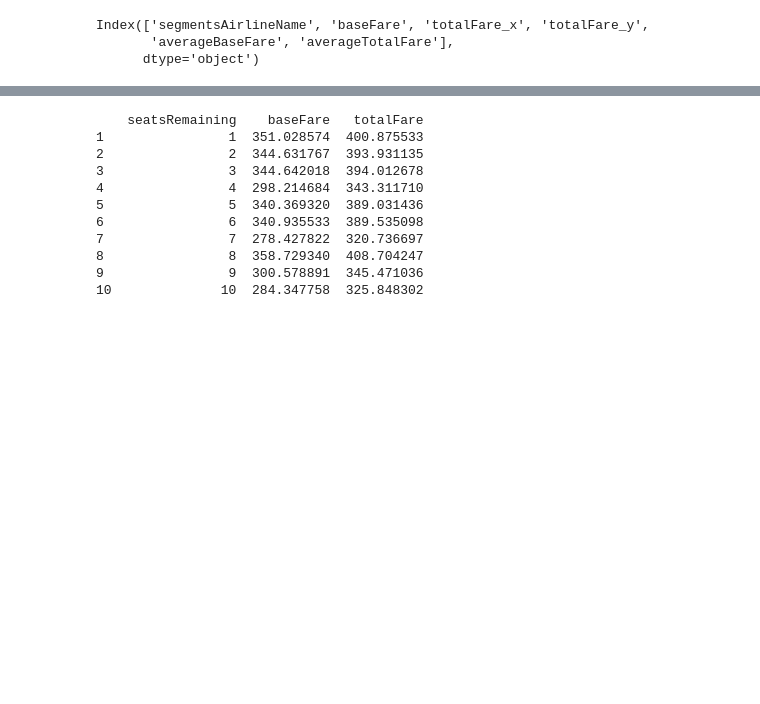
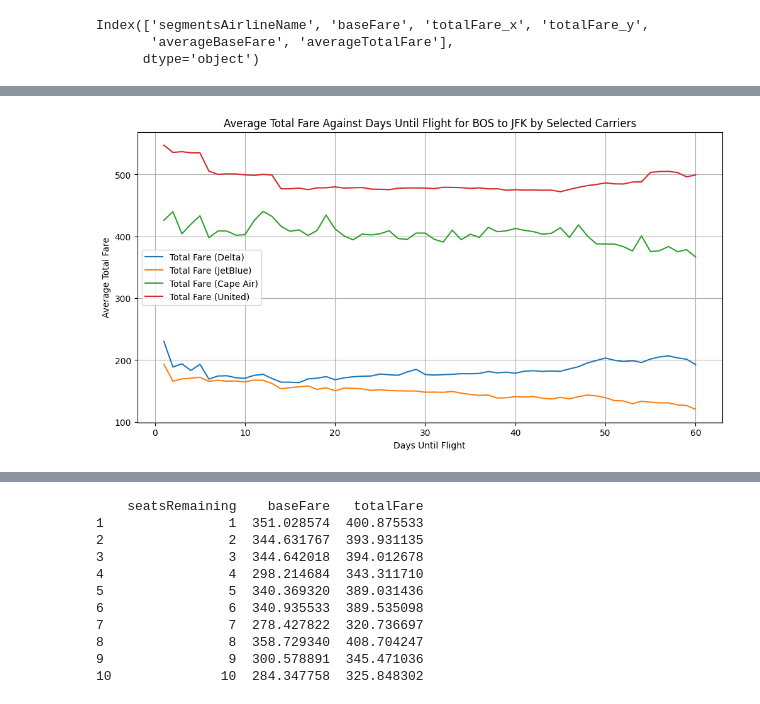
Before and after one commit to yuancx2025/526_project_group2, a Jupyter notebook: Flight_Prices_Analysis.ipynb, the cells around one changed output, grey strips where cells are left out. Saved outputs shown, nothing was run; the diff lists cells and outputs as text; code cells hidden in the pictures; blank space fills up the shorter version.

```diff
--- a/Flight_Prices_Analysis.ipynb
+++ b/Flight_Prices_Analysis.ipynb
@@ -200,0 +318,22 @@ plt.show()
+# %%
+#Graphs Total and Base Fare vs Days Until Flight for BOS -> JFK
+
+plt.figure(figsize=(12, 6))
+
+specific_carriers = {'DL': 'Delta', 'B6': 'JetBlue', '9K': 'Cape Air', 'UA': 'United'}
+
+filtered_carrier_data = grouped_data_sorted_bn[grouped_data_sorted_bn['first_carrier'].isin(specific_carriers.keys())]
+
+for carrier_code, carrier_name in specific_carriers.items():
+    carrier_data = filtered_carrier_data[filtered_carrier_data['first_carrier'] == carrier_code]
+
+    plt.plot(carrier_data["daysUntilFlight"], carrier_data["totalFare"], label = f"Total Fare ({carrier_name})")
+
+plt.xlabel("Days Until Flight")
+plt.ylabel("Average Total Fare")
+plt.title("Average Total Fare Against Days Until Flight for BOS to JFK by Selected Carriers")
+plt.legend()
+plt.grid(True)
+plt.show()
+# %% [output]
+[figure, added]
```
Also changed, not shown: parts of 9 cells of this notebook.
